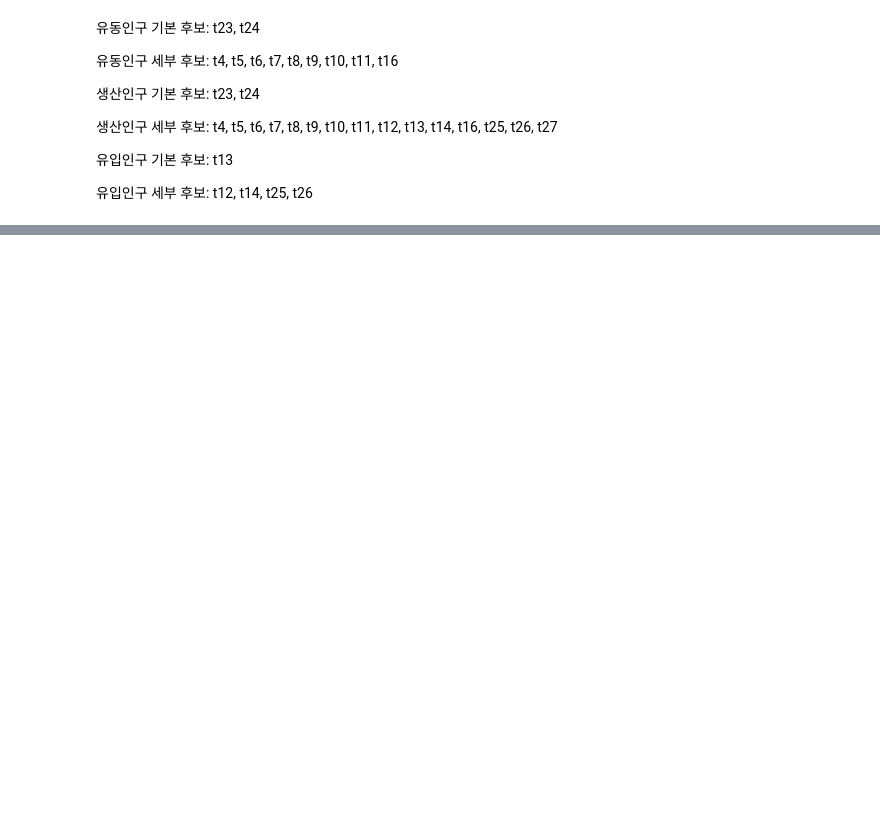
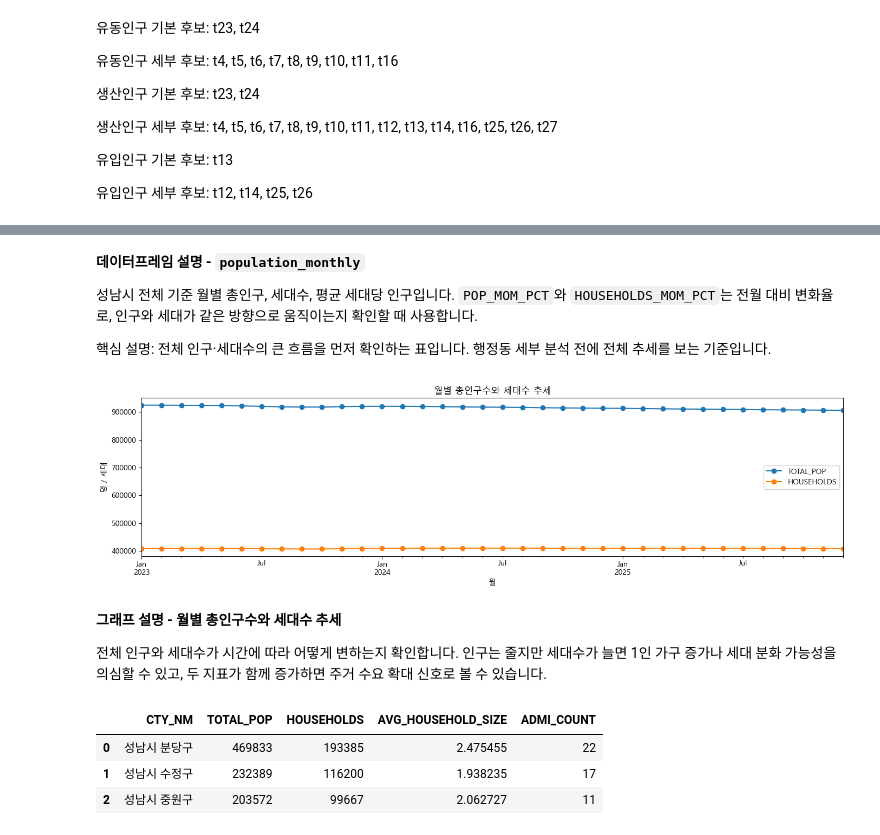
Before and after one commit to bulsajo1/final_project, a Jupyter notebook: Jiryun/my_eda.ipynb, the cells around one changed output, grey strips where cells are left out. Saved outputs shown, nothing was run; the diff lists cells and outputs as text; code cells hidden in the pictures; blank space fills up the shorter version.

```diff
--- a/Jiryun/my_eda.ipynb
+++ b/Jiryun/my_eda.ipynb
@@ -102,0 +868,3 @@ t24.head()
+# %%
+population_raw = pd.read_csv(DATA_DIR / "population_total.csv", encoding="cp949")
+population_raw.head()
@@ -102,0 +941,13 @@ t24.head()
+# %%
+population_monthly = (
+    population_clean.groupby("BASE_MONTH", as_index=False)
+    .agg(
+        TOTAL_POP=("TOTAL_POP", "sum"),
+        HOUSEHOLDS=("HOUSEHOLDS", "sum"),
+        AVG_HOUSEHOLD_SIZE=("HOUSEHOLD_SIZE", "mean"),
+    )
+)
+population_monthly["YEAR_MONTH"] = population_monthly["BASE_MONTH"].dt.strftime("%Y-%m")
+population_monthly["POP_MOM_PCT"] = population_monthly["TOTAL_POP"].pct_change()
+population_monthly["HOUSEHOLDS_MOM_PCT"] = population_monthly["HOUSEHOLDS"].pct_change()
+population_monthly
@@ -102,0 +972,44 @@ t24.head()
+# %% [markdown]
+**데이터프레임 설명 - `population_monthly`**
+
+성남시 전체 기준 월별 총인구, 세대수, 평균 세대당 인구입니다. `POP_MOM_PCT`와 `HOUSEHOLDS_MOM_PCT`는 전월 대비 변화율로, 인구와 세대가 같은 방향으로 움직이는지 확인할 때 사용합니다.
+
+핵심 설명: 전체 인구·세대수의 큰 흐름을 먼저 확인하는 표입니다. 행정동 세부 분석 전에 전체 추세를 보는 기준입니다.
+# %%
+ax = population_monthly.plot(
+    x="BASE_MONTH",
+    y=["TOTAL_POP", "HOUSEHOLDS"],
+    figsize=(14, 4),
+    marker="o",
+    title="월별 총인구수와 세대수 추세",
+)
+ax.set_xlabel("월")
+ax.set_ylabel("명 / 세대")
+plt.tight_layout()
+plt.show()
+# %% [output]
+[figure, added]
+# %% [markdown]
+**그래프 설명 - 월별 총인구수와 세대수 추세**
+
+전체 인구와 세대수가 시간에 따라 어떻게 변하는지 확인합니다. 인구는 줄지만 세대수가 늘면 1인 가구 증가나 세대 분화 가능성을 의심할 수 있고, 두 지표가 함께 증가하면 주거 수요 확대 신호로 볼 수 있습니다.
+# %%
+latest_month = population_clean["BASE_MONTH"].max()
+latest_population = population_clean[population_clean["BASE_MONTH"] == latest_month].copy()
+
+latest_by_cty = (
+    latest_population.groupby("CTY_NM", as_index=False)
+    .agg(
+        TOTAL_POP=("TOTAL_POP", "sum"),
+        HOUSEHOLDS=("HOUSEHOLDS", "sum"),
+        AVG_HOUSEHOLD_SIZE=("HOUSEHOLD_SIZE", "mean"),
+        ADMI_COUNT=("ADMI_CD", "nunique"),
+    )
+    .sort_values("TOTAL_POP", ascending=False)
+)
+latest_by_cty
+# %% [output]
+|  | CTY_NM | TOTAL_POP | HOUSEHOLDS | AVG_HOUSEHOLD_SIZE | ADMI_COUNT |
+| 0 | 성남시 분당구 | 469833 | 193385 | 2.475455 | 22 |
+| 1 | 성남시 수정구 | 232389 | 116200 | 1.938235 | 17 |
+| 2 | 성남시 중원구 | 203572 | 99667 | 2.062727 | 11 |
```
Also changed, not shown: parts of 138 cells of this notebook, 1 other file.
